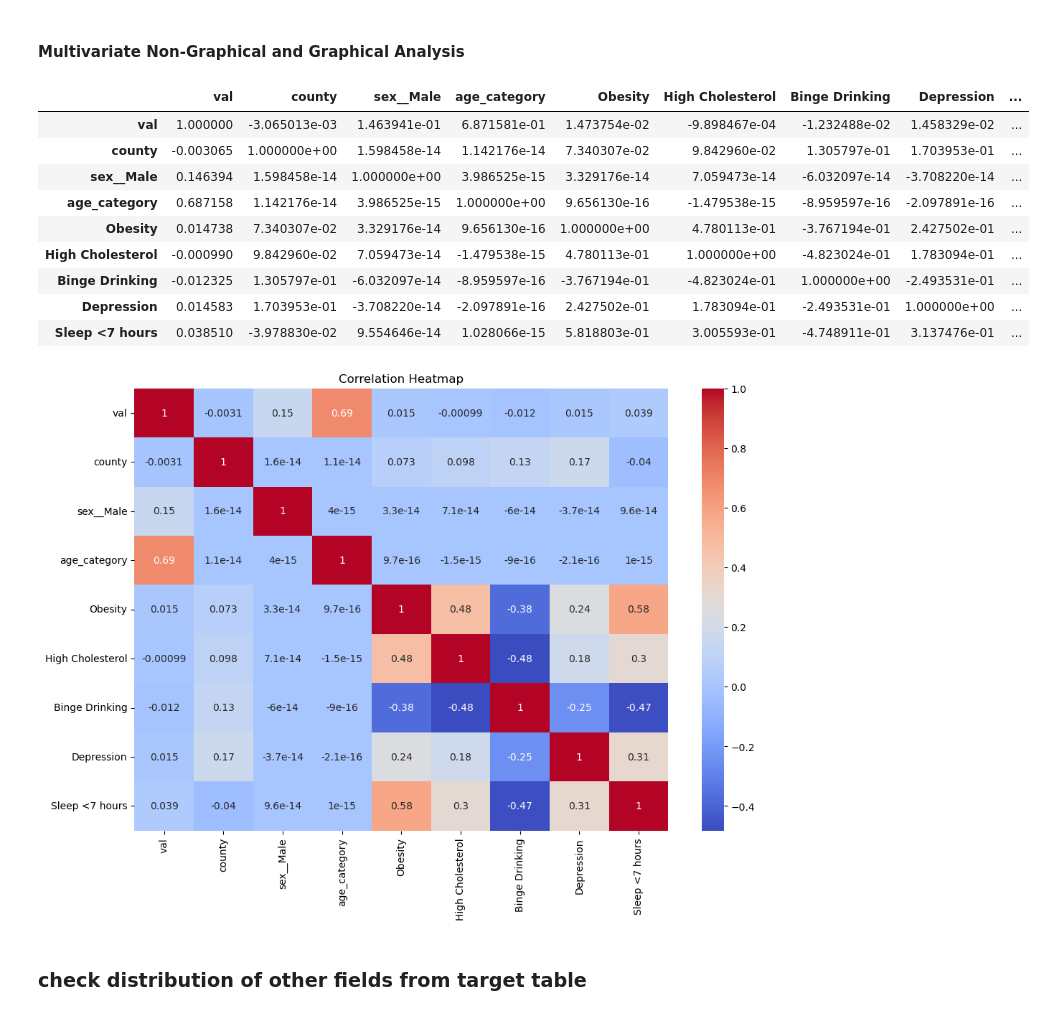
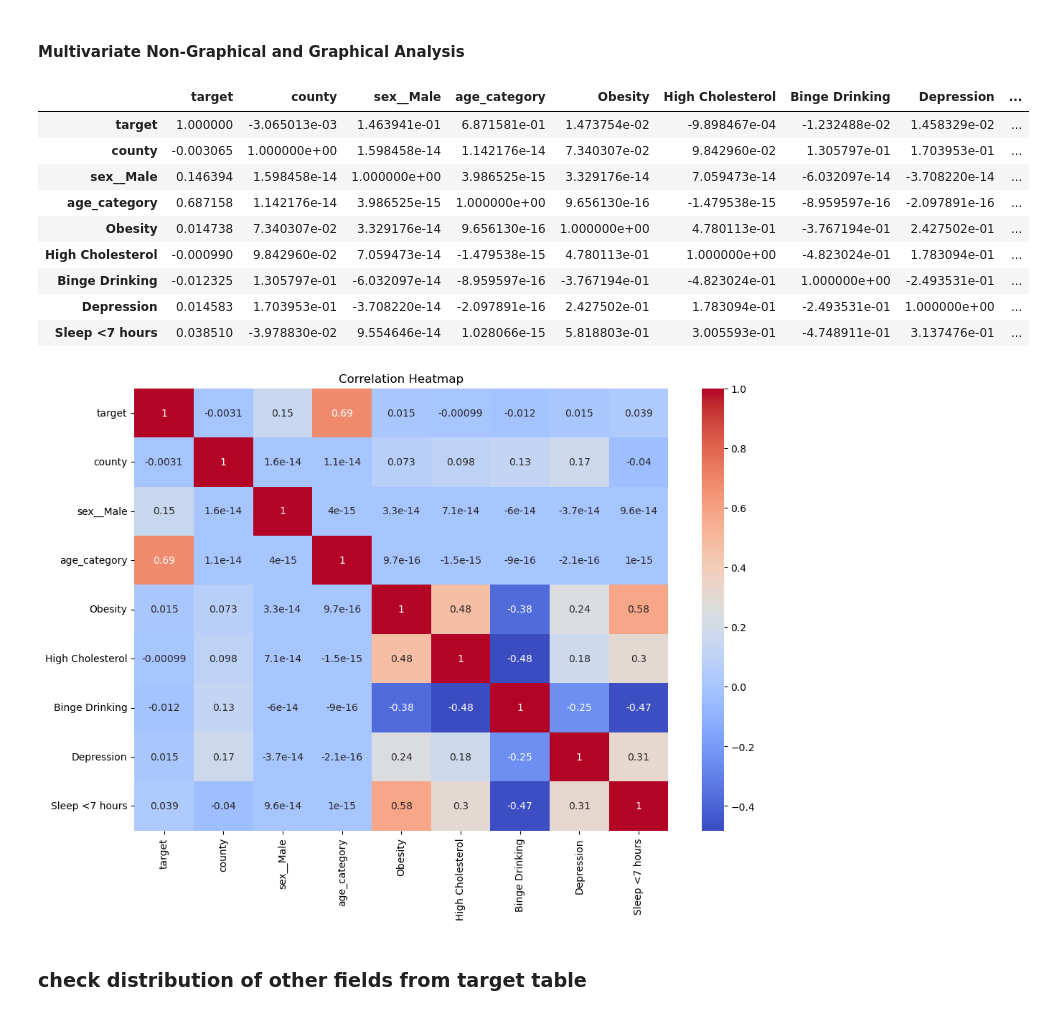
Before and after one commit to shailja-somani-0/ADS-599-Capstone, a Jupyter notebook: EDA.ipynb, the cells around one changed output. Cells and saved outputs as stored; diff of their text form; code cells hidden in the pictures.

```diff
--- a/EDA.ipynb
+++ b/EDA.ipynb
@@ -453,13 +534,13 @@ plt.show()
 # %% [markdown]
 #### Multivariate Non-Graphical and Graphical Analysis
 # %%
-# use a correlation matrix to check the correlation of val and a few other fields
+# use a correlation matrix to check the correlation of target and a few other fields
 # this can tell us if there is a relationship between certain features
-correlation_matrix = df[['val','county','sex__Male','age_category','Obesity','High Cholesterol','Binge Drinking','Depression','Sleep <7 hours']].corr()
+correlation_matrix = df[['target','county','sex__Male','age_category','Obesity','High Cholesterol','Binge Drinking','Depression','Sleep <7 hours']].corr()
 correlation_matrix
 # %% [output]
-|  | val | county | sex__Male | age_category | Obesity | High Cholesterol | Binge Drinking | Depression | ... |
-| val | 1.000000 | -3.065013e-03 | 1.463941e-01 | 6.871581e-01 | 1.473754e-02 | -9.898467e-04 | -1.232488e-02 | 1.458329e-02 | ... |
+|  | target | county | sex__Male | age_category | Obesity | High Cholesterol | Binge Drinking | Depression | ... |
+| target | 1.000000 | -3.065013e-03 | 1.463941e-01 | 6.871581e-01 | 1.473754e-02 | -9.898467e-04 | -1.232488e-02 | 1.458329e-02 | ... |
 | county | -0.003065 | 1.000000e+00 | 1.598458e-14 | 1.142176e-14 | 7.340307e-02 | 9.842960e-02 | 1.305797e-01 | 1.703953e-01 | ... |
 | sex__Male | 0.146394 | 1.598458e-14 | 1.000000e+00 | 3.986525e-15 | 3.329176e-14 | 7.059473e-14 | -6.032097e-14 | -3.708220e-14 | ... |
 | age_category | 0.687158 | 1.142176e-14 | 3.986525e-15 | 1.000000e+00 | 9.656130e-16 | -1.479538e-15 | -8.959597e-16 | -2.097891e-16 | ... |
@@ -477,7 +558,7 @@ plt.show()
 
 # there seems to be a strong positive correlation with Age as well as sex compare to a few other fields
 # %% [output]
-[figure, old version]
+[figure, new version]
 # %% [markdown]
 ### check distribution of other fields from target table
 # %%
```
Also changed, not shown: parts of 39 cells of this notebook.
